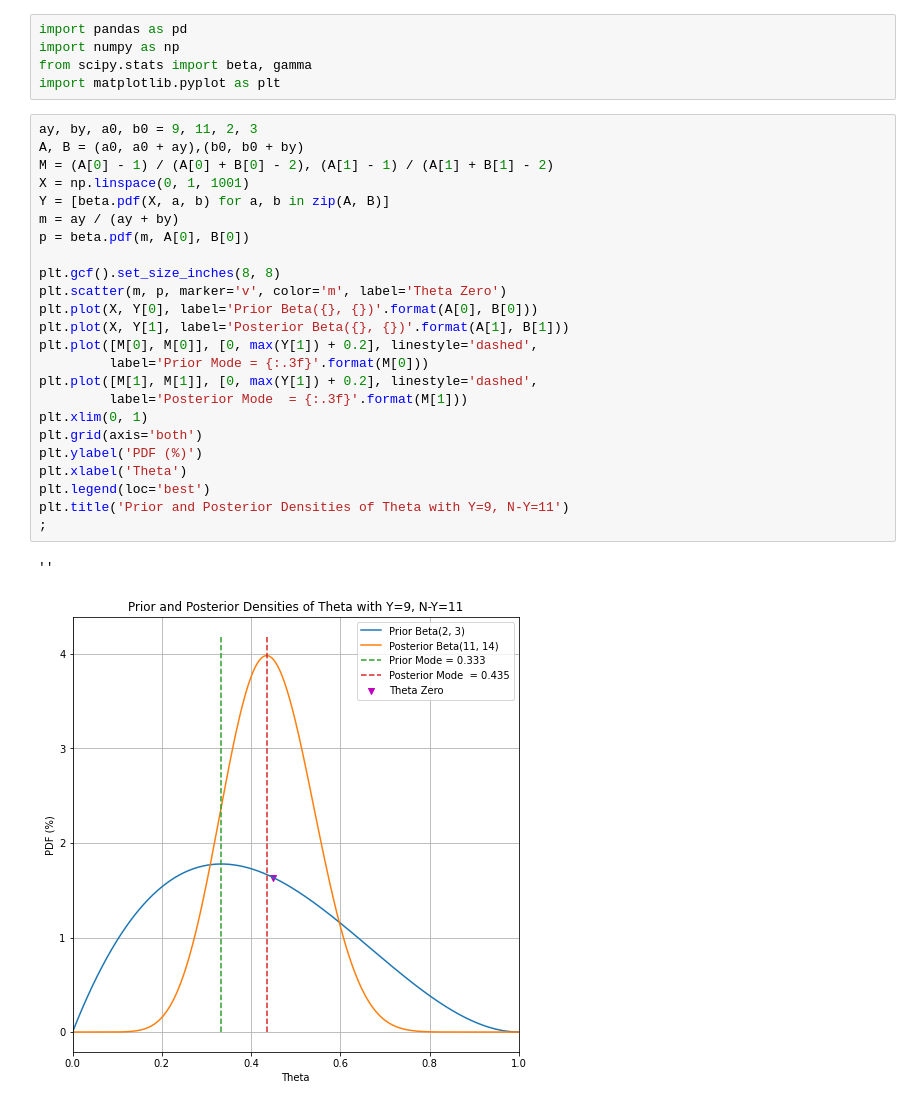
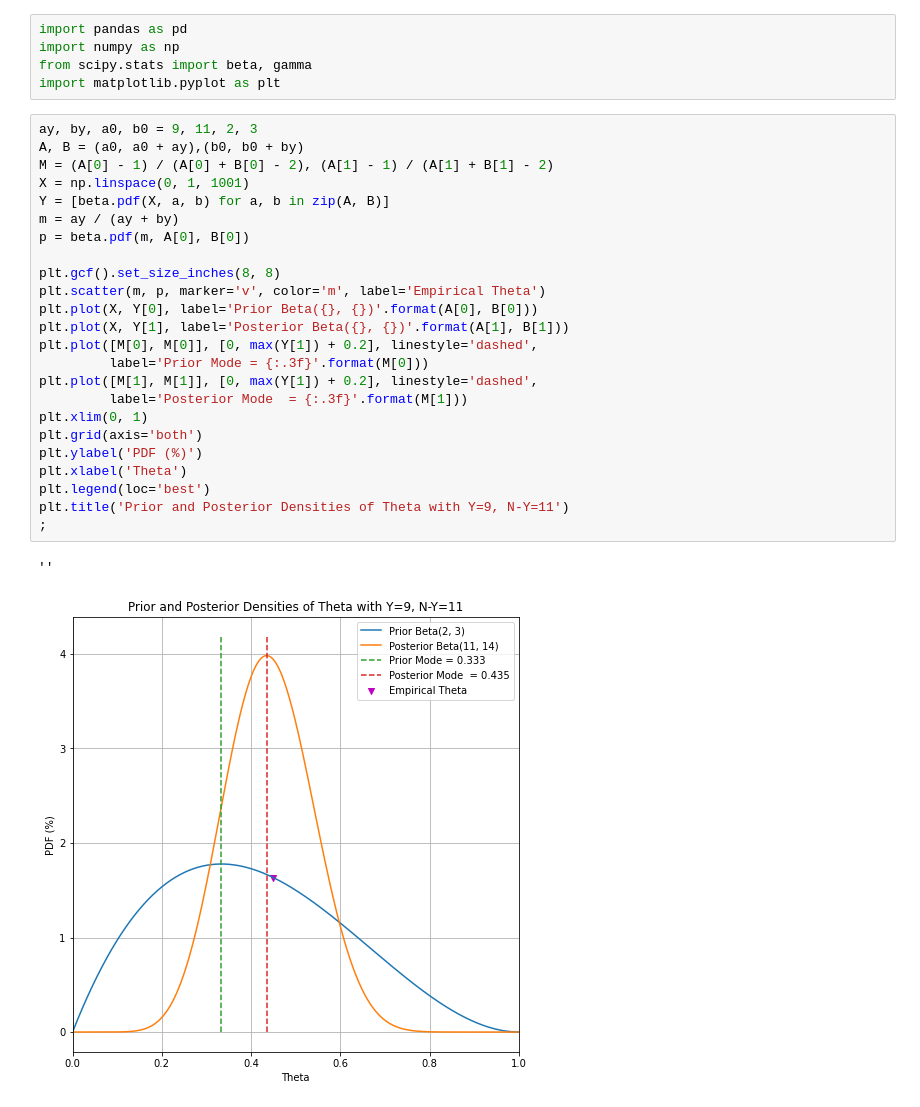
Before and after one commit to calldrj/Statistics, a Jupyter notebook: Bayesian.Lab.ipynb, the cells around one changed output. Cells and saved outputs as stored; diff of their text form.

```diff
--- a/Bayesian.Lab.ipynb
+++ b/Bayesian.Lab.ipynb
@@ -6,30 +6,30 @@ import matplotlib.pyplot as plt
 # %%
 ay, by, a0, b0 = 9, 11, 2, 3
 A, B = (a0, a0 + ay),(b0, b0 + by)
 M = (A[0] - 1) / (A[0] + B[0] - 2), (A[1] - 1) / (A[1] + B[1] - 2)
 X = np.linspace(0, 1, 1001)
 Y = [beta.pdf(X, a, b) for a, b in zip(A, B)]
 m = ay / (ay + by)
 p = beta.pdf(m, A[0], B[0])
 
 plt.gcf().set_size_inches(8, 8)
-plt.scatter(m, p, marker='v', color='m', label='Theta Zero')
+plt.scatter(m, p, marker='v', color='m', label='Empirical Theta')
 plt.plot(X, Y[0], label='Prior Beta({}, {})'.format(A[0], B[0]))
 plt.plot(X, Y[1], label='Posterior Beta({}, {})'.format(A[1], B[1]))
 plt.plot([M[0], M[0]], [0, max(Y[1]) + 0.2], linestyle='dashed',
          label='Prior Mode = {:.3f}'.format(M[0]))
 plt.plot([M[1], M[1]], [0, max(Y[1]) + 0.2], linestyle='dashed',
          label='Posterior Mode  = {:.3f}'.format(M[1]))
 plt.xlim(0, 1)
 plt.grid(axis='both')
 plt.ylabel('PDF (%)')
 plt.xlabel('Theta')
 plt.legend(loc='best')
 plt.title('Prior and Posterior Densities of Theta with Y=9, N-Y=11')
 ;
 # %% [output]
 ''
-[figure, old version]
+[figure, new version]
 # %%
 ay, by, a0, b0 = 9, 11, 4, 7
 A, B = (a0, a0 + ay),(b0, b0 + by)
```
Also changed, not shown: parts of 1 cell of this notebook.
